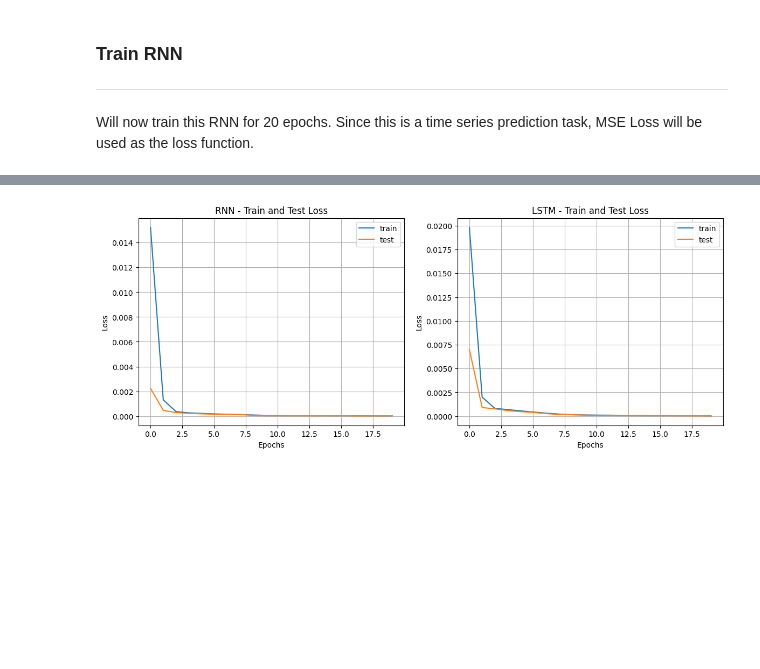
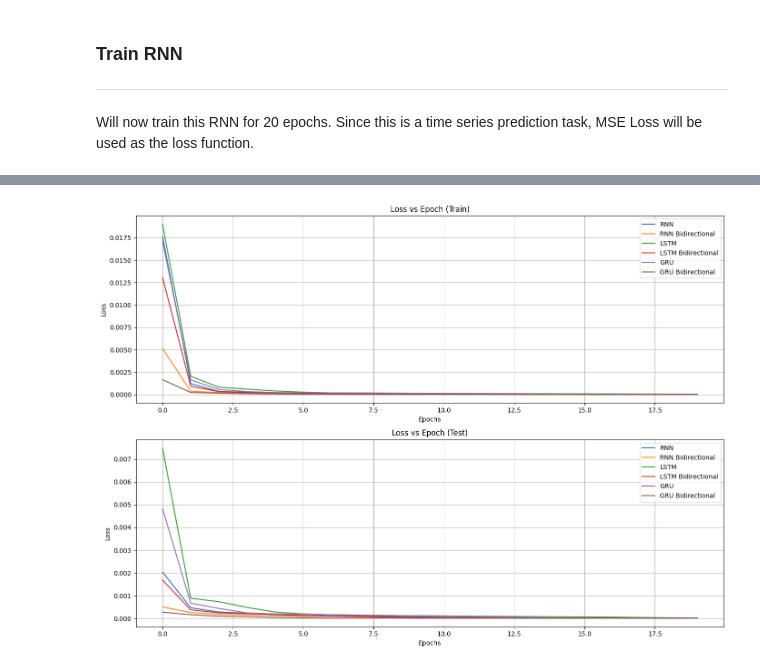
Before and after one commit to Adi-K527/NeuraLab, a Jupyter notebook: RNN/rnn.ipynb, the cells around one changed output, grey strips where cells are left out. Cells and saved outputs as stored; diff of their text form; code cells hidden in the pictures; blank space fills up the shorter version.

```diff
--- a/RNN/rnn.ipynb
+++ b/RNN/rnn.ipynb
@@ -83,8 +84,8 @@ X_train.shape, y_train.shape, X_test.shape, y_test.shape
 # %%
 class TimeSeriesDataset(Dataset):
     def __init__(self, X, y):
-        self.X = X
-        self.y = y
+        self.X = X.to(DEVICE)
+        self.y = y.to(DEVICE)
 
     def __len__(self):
         return len(self.X)
@@ -157,7 +168,8 @@ class LSTMCell(nn.Module):
         self.Wo = nn.Linear(HIDDEN_SIZE + 1, HIDDEN_SIZE)
 
     def forward(self, xt, ht, Ct):
-        input = torch.hstack([xt, ht.expand(BATCH_SIZE, -1)])
+        batch_size = xt.shape[0]
+        input = torch.hstack([xt, ht.expand(batch_size, -1)])
 
         # Forget Gate
         xh = self.Wf(input)
@@ -169,7 +181,6 @@ class LSTMCell(nn.Module):
         Ct_2 = Ct_1 + new_mem_to_lt
 
         # New Short Term Memory
-        new_mem = F.tanh(Ct_2) * F.sigmoid(self.Wo(input))
-        ht_new  = new_mem
+        ht_new = F.tanh(Ct_2) * F.sigmoid(self.Wo(input))
 
         return (ht_new, Ct_2)
@@ -256,9 +366,12 @@ def val_epoch(model):
     return torch.tensor(lossi).mean().item()
 # %%
 train_losses = []
-test_losses = []
-for rnn_cell in ['rnn', 'lstm']:
-    model = RNN(rnn_cell, 1, HIDDEN_SIZE)
+test_losses  = []
+final_models = []
+
+for rnn_cell in ['rnn', 'rnn_b', 'lstm', 'lstm_b', 'gru', 'gru_b']:
+    bi = True if rnn_cell[-1] == 'b' else False
+    model = RNN(rnn_cell, 1, HIDDEN_SIZE, bidirectional=bi).to(DEVICE)
     optim = torch.optim.AdamW(model.parameters(), LEARNING_RATE)
 
     train_lossi = []
@@ -276,5 +389,6 @@ for rnn_cell in ['rnn', 'lstm']:
 
     train_losses.append(train_lossi)
     test_losses.append(test_lossi)
+    final_models.append(model)
 # %% [output]
 -----------rnn-----------
@@ -302,22 +445,25 @@ EPOCH: 19 |  TRAIN-LOSS: 3e-05 |  VAL-LOSS: 2.5e-05
 # %%
-plt.figure(figsize=(14, 5))
+plt.figure(figsize=(14, 10))
 
-plt.subplot(1, 2, 1)
-sns.lineplot(train_losses[0], label='train')
-sns.lineplot(test_losses[0], label='test')
-plt.xlabel("Epochs")
-plt.ylabel("Loss")
-plt.title("RNN - Train and Test Loss")
+plt.subplot(2, 1, 1)
+for idx,name in enumerate(titles):
+  sns.lineplot(train_losses[idx], label=name)
+  plt.xlabel("Epochs")
+  plt.ylabel("Loss")
+
+plt.title("Loss vs Epoch (Train)")
 plt.legend()
 plt.grid(True)
 
-plt.subplot(1, 2, 2)
-sns.lineplot(train_losses[1], label='train')
-sns.lineplot(test_losses[1], label='test')
-plt.xlabel("Epochs")
-plt.ylabel("Loss")
-plt.title("LSTM - Train and Test Loss")
+plt.subplot(2, 1, 2)
+for idx,name in enumerate(titles):
+  sns.lineplot(test_losses[idx],  label=name)
+  plt.xlabel("Epochs")
+  plt.ylabel("Loss")
+
+plt.title("Loss vs Epoch (Test)")
 plt.legend()
 plt.grid(True)
+plt.tight_layout()
 # %% [output]
-[figure, old version]
+[figure, new version]
```
Also changed, not shown: parts of 20 cells of this notebook, 2 other files.
